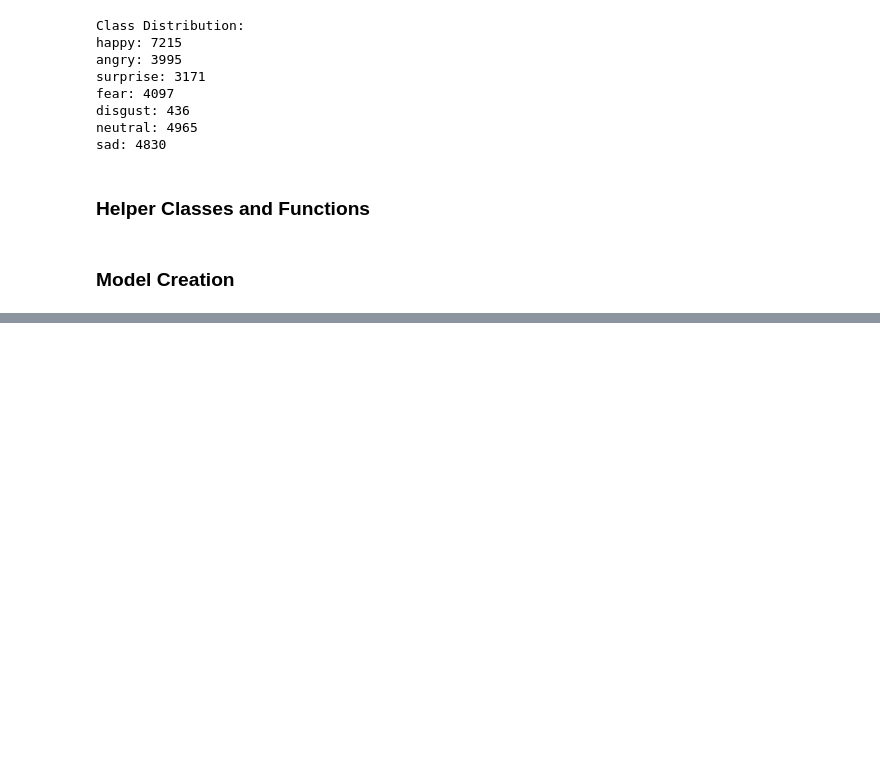
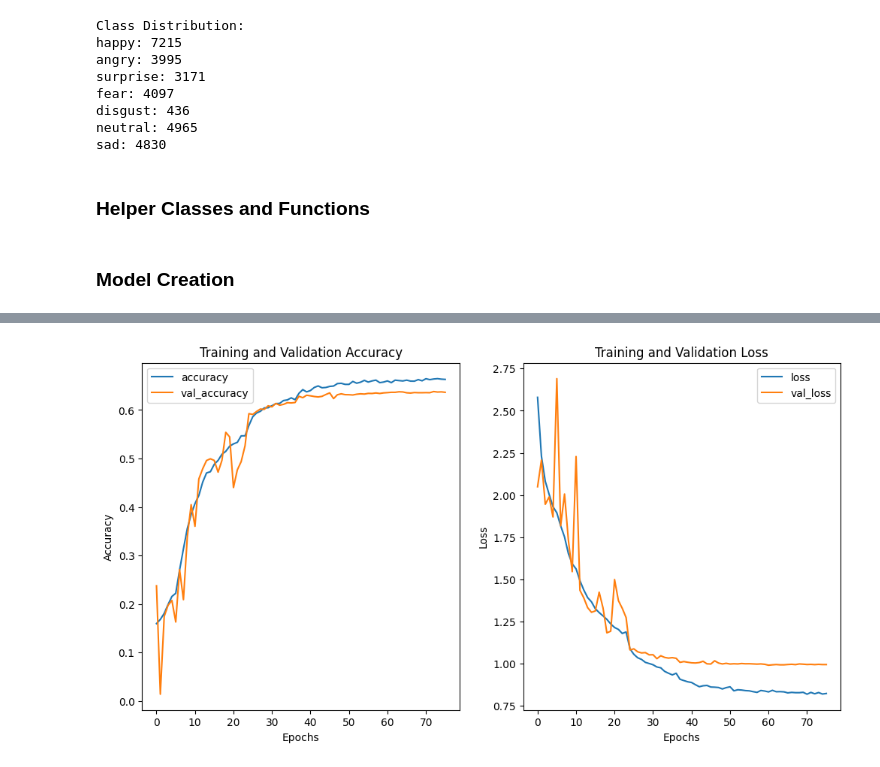
Before and after one commit to YiannisParask/facial-emotion-recognition, a Jupyter notebook: notebooks/emotion-image-recognition.ipynb, the cells around one changed output, grey strips where cells are left out. Cells and saved outputs as stored; diff of their text form; code cells hidden in the pictures; blank space fills up the shorter version.

```diff
--- a/notebooks/emotion-image-recognition.ipynb
+++ b/notebooks/emotion-image-recognition.ipynb
@@ -159,6 +163,7 @@ class DatasetPreparer:
             [
                 keras.layers.RandomFlip("horizontal"),
                 keras.layers.RandomRotation(0.1),
+                keras.layers.RandomTranslation(height_factor=0.1, width_factor=0.1),
             ]
         )
 
@@ -445,7 +462,7 @@ from keras.callbacks import EarlyStopping, ModelCheckpoint, ReduceLROnPlateau
 my_callbacks = [
     EarlyStopping(monitor="val_loss", patience=15, restore_best_weights=True),
     ReduceLROnPlateau(
-        monitor="val_loss", factor=0.5, patience=5, min_lr=1e-5, verbose=1,
+        monitor="val_loss", factor=0.2, patience=5, min_lr=1e-5, verbose=1,
     ),
     ModelCheckpoint(
         filepath=f"{cwd}/../model_checkpoints/realtime-cnn.keras",
@@ -473,9 +490,14 @@ Class Weights: {0: 1.0196217703986505, 1: 9.03896103896104, 2: 0.998825831702544
 # %%
+steps_per_epoch = int(tf.data.experimental.cardinality(train_ds).numpy())
+validation_steps = int(tf.data.experimental.cardinality(validation_ds).numpy())
+
 history = model.fit(
     train_ds,
-    epochs=150,
+    epochs=100,
     validation_data=validation_ds,
     callbacks=my_callbacks,
     class_weight=class_weights,
+    steps_per_epoch=steps_per_epoch,
+    validation_steps=validation_steps
 )
 # %% [output]
@@ -516,3 +557,7 @@ Epoch 107/150
+# %%
+plot_history(history=history)
+# %% [output]
+[figure, added]
 # %%
 best_model = RealTimeCNN(num_classes=7)
 
```
Also changed, not shown: parts of 9 cells of this notebook.
